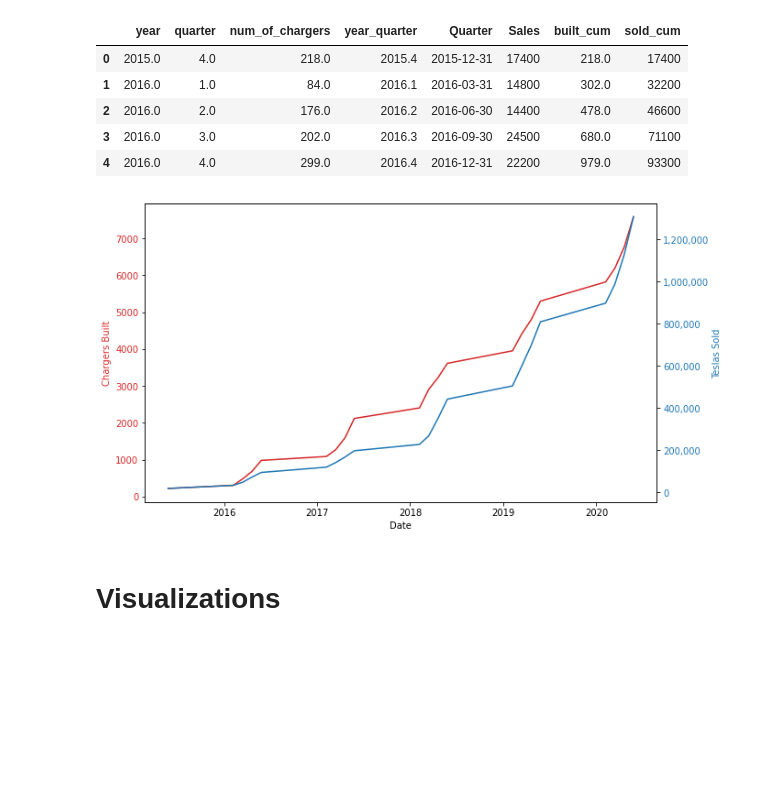
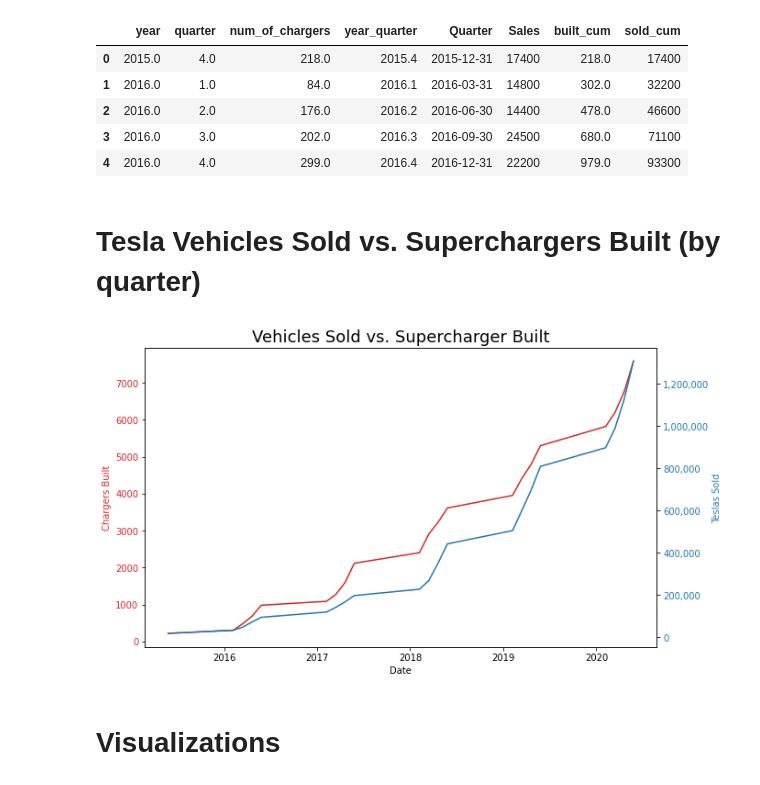
Before and after one commit to jeffkempster/code-louisville-data-science-2, a Jupyter notebook: Tesla Superchargers.ipynb, the cells around one changed output. Drawn from its saved outputs; the diff is of its cells as text; code cells hidden in the pictures; blank space fills up the shorter version.

```diff
--- a/Tesla Superchargers.ipynb
+++ b/Tesla Superchargers.ipynb
@@ -347,29 +326,32 @@ sum_df.head()
 | 2 | 2016.0 | 2.0 | 176.0 | 2016.2 | 2016-06-30 | 14400 | 478.0 | 46600 |
 | 3 | 2016.0 | 3.0 | 202.0 | 2016.3 | 2016-09-30 | 24500 | 680.0 | 71100 |
 | 4 | 2016.0 | 4.0 | 299.0 | 2016.4 | 2016-12-31 | 22200 | 979.0 | 93300 |
+# %% [markdown]
+# Tesla Vehicles Sold vs. Superchargers Built (by quarter)
 # %%
 fig, ax1 = plt.subplots(figsize=(10,6))
 
 color = 'tab:red'
+ax1.set_title("Vehicles Sold vs. Supercharger Built", fontsize = 18)
 ax1.set_xlabel('Date')
 ax1.set_ylabel('Chargers Built', color=color)
 ax1.plot(sum_df.year_quarter, built, color=color)
 ax1.tick_params(axis='y', labelcolor=color)
 
 ax2 = ax1.twinx()  # instantiate a second axes that shares the same x-axis
 
 color = 'tab:blue'
 ax2.set_ylabel('Teslas Sold', color=color)  # we already handled the x-label with ax1
 ax2.plot(sum_df.year_quarter, sold, color=color)
 ax2.ticklabel_format(useOffset=False, style='plain')
 
 # all this to get commas in the y-axis. COME ON MAN!
 ax2.yaxis.set_major_formatter(plt.matplotlib.ticker.StrMethodFormatter('{x:,.0f}'))
 ax2.tick_params(axis='y', labelcolor=color)
 
 plt.show()
 # %% [output]
-[figure, old version]
+[figure, new version]
 # %% [markdown]
 # Visualizations
 # %%
```
Also changed, not shown: parts of 3 cells of this notebook.
